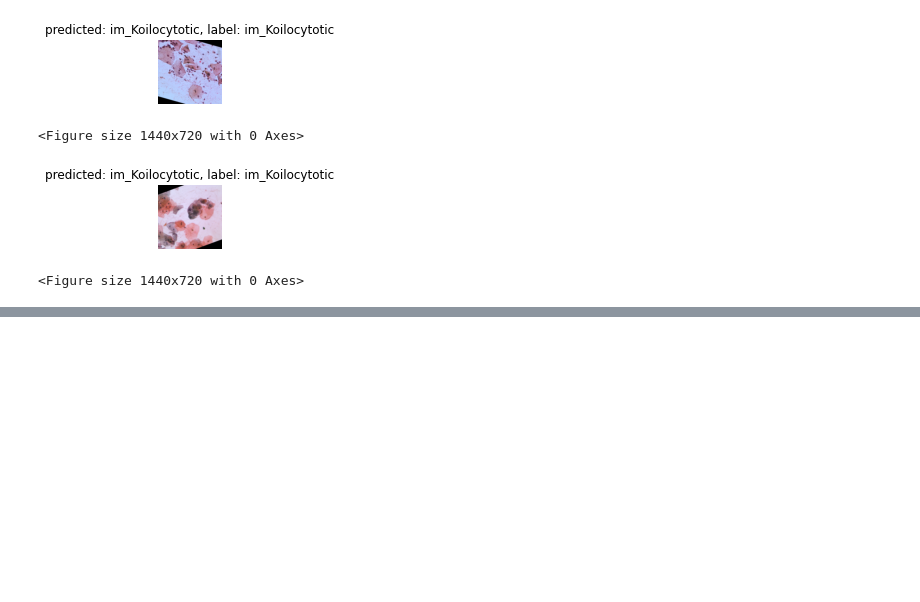
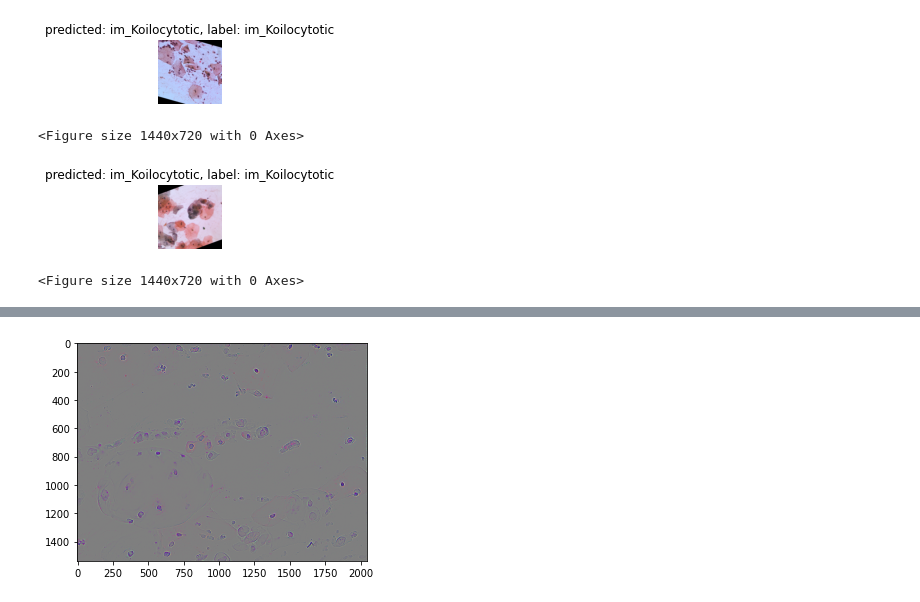
Before and after one commit to suikei-wang/Towards-Interpretable-Attention-Networks-for-Cervical-Cancer-Analysis, a Jupyter notebook: Notebook/baseline_ResNet50-100.ipynb, the cells around one changed output, grey strips where cells are left out. Saved outputs shown, nothing was run; the diff lists cells and outputs as text; code cells hidden in the pictures; blank space fills up the shorter version.

```diff
--- a/Notebook/baseline_ResNet50-100.ipynb
+++ b/Notebook/baseline_ResNet50-100.ipynb
@@ -404,0 +688,5 @@ visualize_model(model)
+# %%
+imgplot = plt.imshow(gb)
+plt.show()
+# %% [output]
+[figure, added]
```
Also changed, not shown: parts of 7 cells of this notebook.
